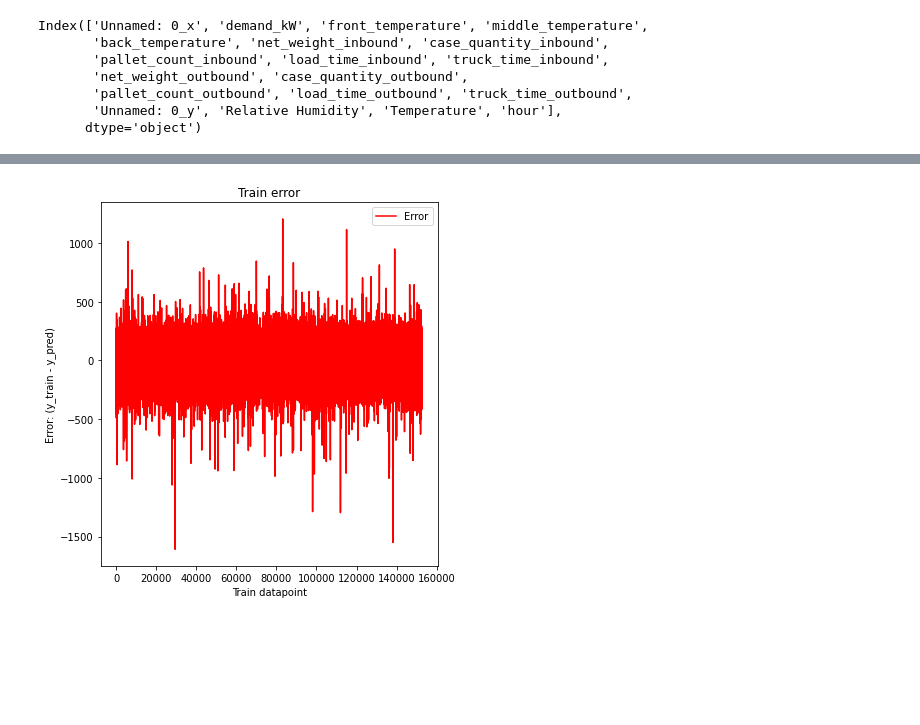
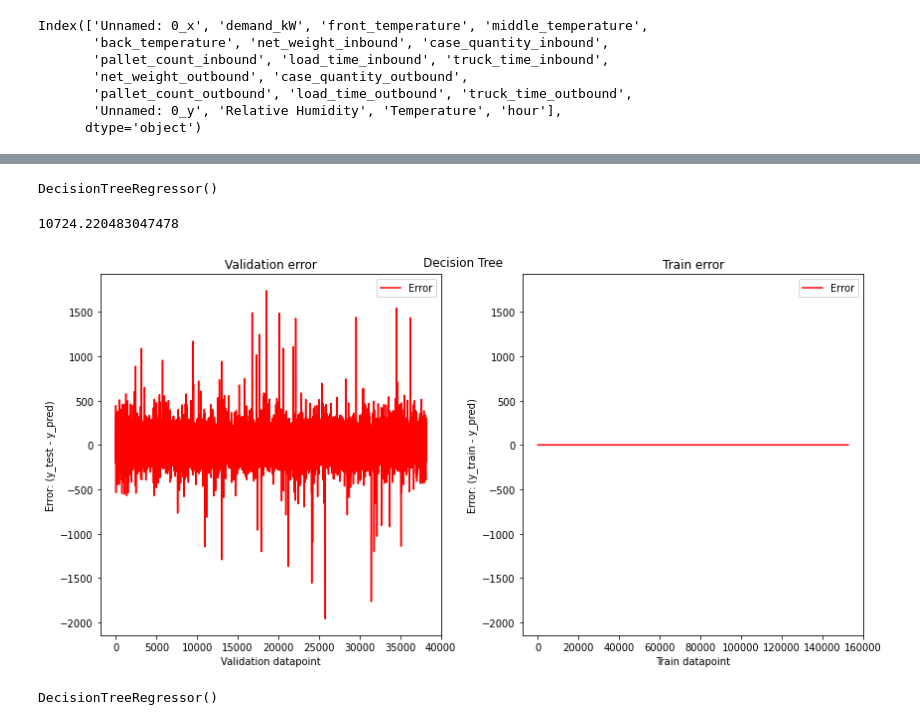
Before and after one commit to freek1/energy-demand-prediction, a Jupyter notebook: analysis.ipynb, the cells around one changed output, grey strips where cells are left out. Cells and saved outputs as stored; diff of their text form; code cells hidden in the pictures; blank space fills up the shorter version.

Commit message:
Added Decision Tree and PCA

```diff
--- a/analysis.ipynb
+++ b/analysis.ipynb
@@ -320,7 +320,7 @@ X_train, X_test, y_train, y_test = train_test_split(X, y, test_size=0.2, random_
 
 # Set up pipeline parameters
 params = {
-    "n_estimators": 1000,
+    "n_estimators": 100,
     "learning_rate": 1,
     "loss": "squared_error",
 }
@@ -331,13 +331,8 @@ params = {
 #     ('regressor', ensemble.GradientBoostingRegressor(**params))
 # ])
 
-scaler = StandardScaler()
-X_train_new = scaler.fit_transform(X_train, y_train)
+# scaler = StandardScaler()
+# X_train_new = scaler.fit_transform(X_train, y_train)
 pipeline = ensemble.GradientBoostingRegressor(**params)
 # Fit the pipeline to the training data
 pipeline.fit(X_train, y_train)
-
-# Predict on the test data
-test_score = np.zeros((params["n_estimators"],), dtype=np.float64)
-for i, y_pred in enumerate(pipeline.staged_predict(X_test)):
-    test_score[i] = mean_squared_error(y_test, y_pred)
@@ -382,13 +398,52 @@ plt.show()
+# %%
+# Decision Tree
+from sklearn import tree
+pipeline = tree.DecisionTreeRegressor()
+# Fit the pipeline to the training data
+pipeline.fit(X_train, y_train)
+# %% [output]
+DecisionTreeRegressor()
 # %%
-y_pred = np.array(list(pipeline.staged_predict(X_train)))[-1]
-fig = plt.figure(figsize=(6, 6))
-plt.subplot(1, 1, 1)
+y_pred = np.array(list(pipeline.predict(X_test)))
+data = {'y_pred': y_pred,
+        'y_test': y_test}
+df = pd.DataFrame(data)
+df.to_csv('validation_predictions_decisiontree.csv', index=False)
+print(mean_squared_error(y_test, y_pred))
+
+# Show Error on Validation Set
+fig = plt.figure(figsize=(12, 6))
+ax1 = plt.subplot(1, 2, 1)
+plt.title("Validation error")
+plt.plot(np.arange(len(y_pred)), y_test - y_pred, "r-", label="Error")
+plt.legend(loc="upper right")
+plt.xlabel("Validation datapoint")
+plt.ylabel("Error: (y_test - y_pred)")
+
+# Show Error on Training Set
+y_pred = np.array(list(pipeline.predict(X_train)))
+ax2 = plt.subplot(1, 2, 2, sharey = ax1)
 plt.title("Train error")
 plt.plot(np.arange(len(y_pred)), y_train - y_pred, "r-", label="Error")
 plt.legend(loc="upper right")
 plt.xlabel("Train datapoint")
 plt.ylabel("Error: (y_train - y_pred)")
 fig.tight_layout()
+plt.suptitle("Decision Tree")
 plt.show()
 # %% [output]
+10724.220483047478
-[figure, old version]
+[figure, new version]
+# %%
+from sklearn.decomposition import PCA, IncrementalPCA
+# PCA
+n_components = 5
+pca = PCA(n_components=n_components)
+X_train_pca = pca.fit_transform(X_train)
+X_test_pca = pca.fit_transform(X_test)
+
+pipeline = tree.DecisionTreeRegressor()
+# Fit the pipeline to the training data
+pipeline.fit(X_train_pca, y_train)
+# %% [output]
+DecisionTreeRegressor()
```
Also changed, not shown: parts of 9 cells of this notebook, 5 other files.
